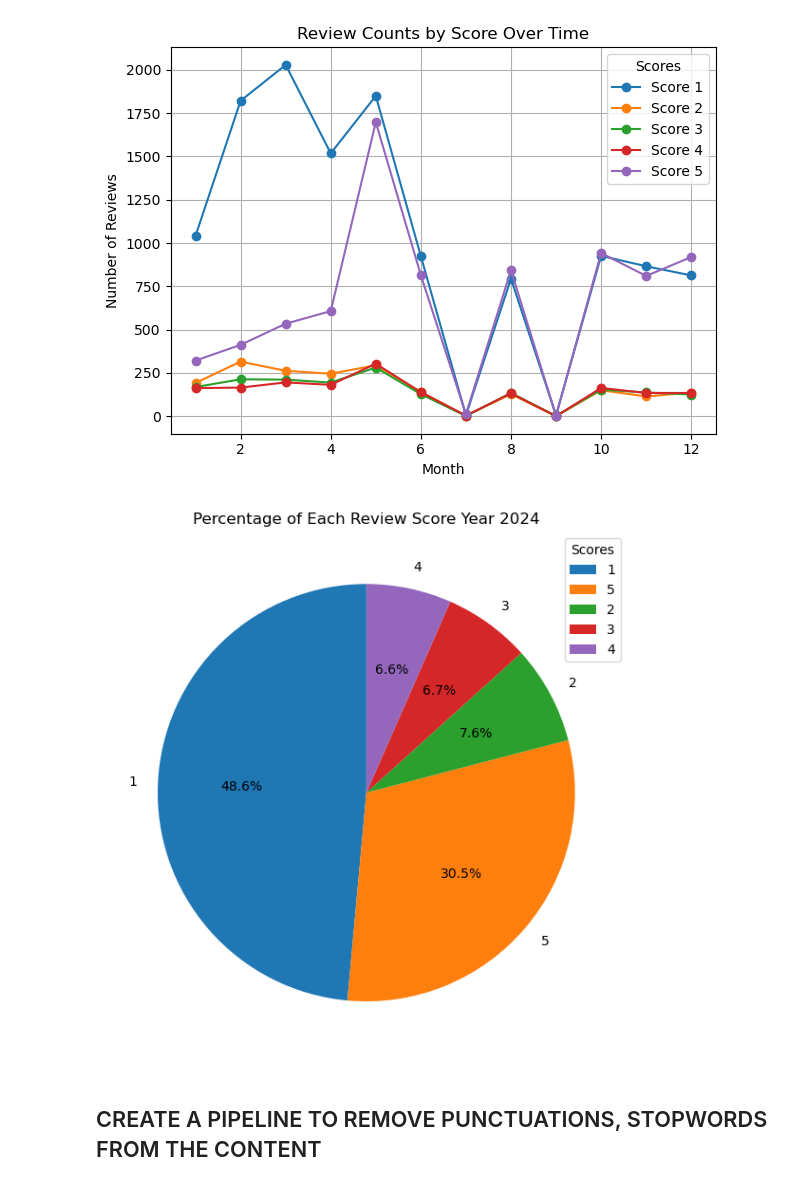
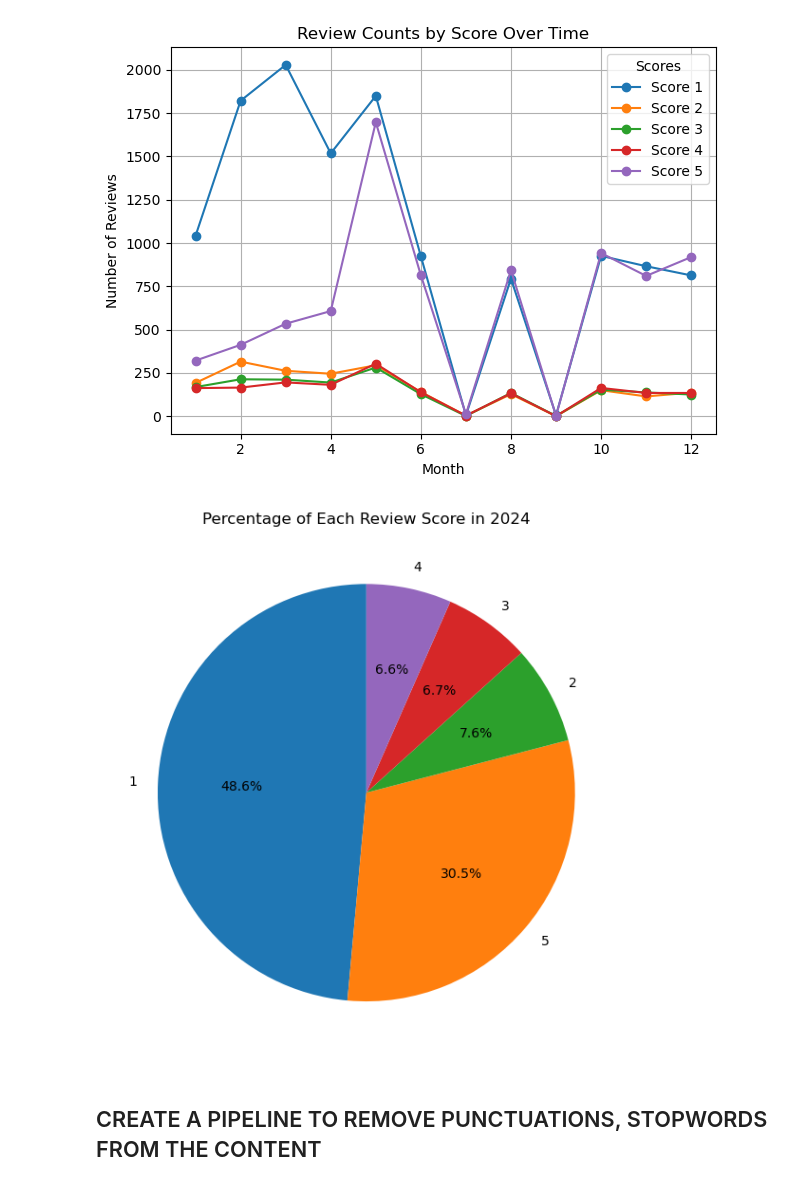
Before and after one commit to aimeele97/netflix_time_series_sentiment_analysis, a Jupyter notebook: Netflix_Reviews_Sentiment_Analysis.ipynb, the cells around one changed output. Saved outputs shown, nothing was run; the diff lists cells and outputs as text; code cells hidden in the pictures.

```diff
--- a/Netflix_Reviews_Sentiment_Analysis.ipynb
+++ b/Netflix_Reviews_Sentiment_Analysis.ipynb
@@ -313,17 +429,15 @@ plt.show()
 # %%
 score_counts_2024 = netflix_df_2024['score'].value_counts()
 
-# Plot the pie chart
+# Distribution of score ratings in 2024
 plt.figure(figsize=(8, 6))
-plt.pie(score_counts_2024, labels=score_counts.index, autopct='%1.1f%%', startangle=90)
+plt.pie(score_counts_2024, labels=score_counts_2024.index, autopct='%1.1f%%', startangle=90)
 
-# Title
-plt.title('Percentage of Each Review Score Year 2024')
-plt.legend(title='Scores')
+plt.title('Percentage of Each Review Score in 2024')
 plt.tight_layout()
 plt.show()
 # %% [output]
-[figure, old version]
+[figure, new version]
 # %% [markdown]
 ## CREATE A PIPELINE TO REMOVE PUNCTUATIONS, STOPWORDS FROM THE CONTENT
 # %%
```
Also changed, not shown: parts of 22 cells of this notebook, 1 other file.
